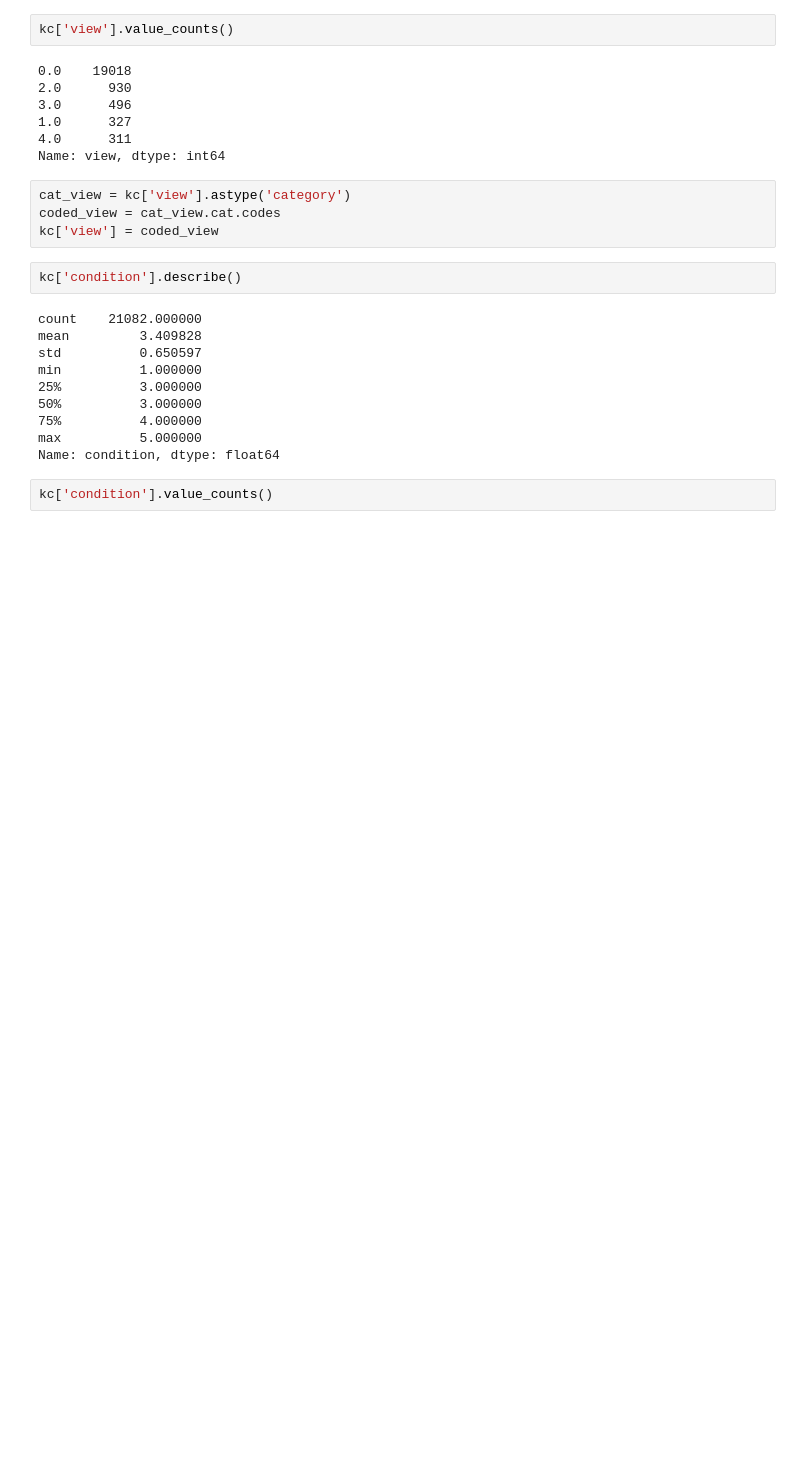
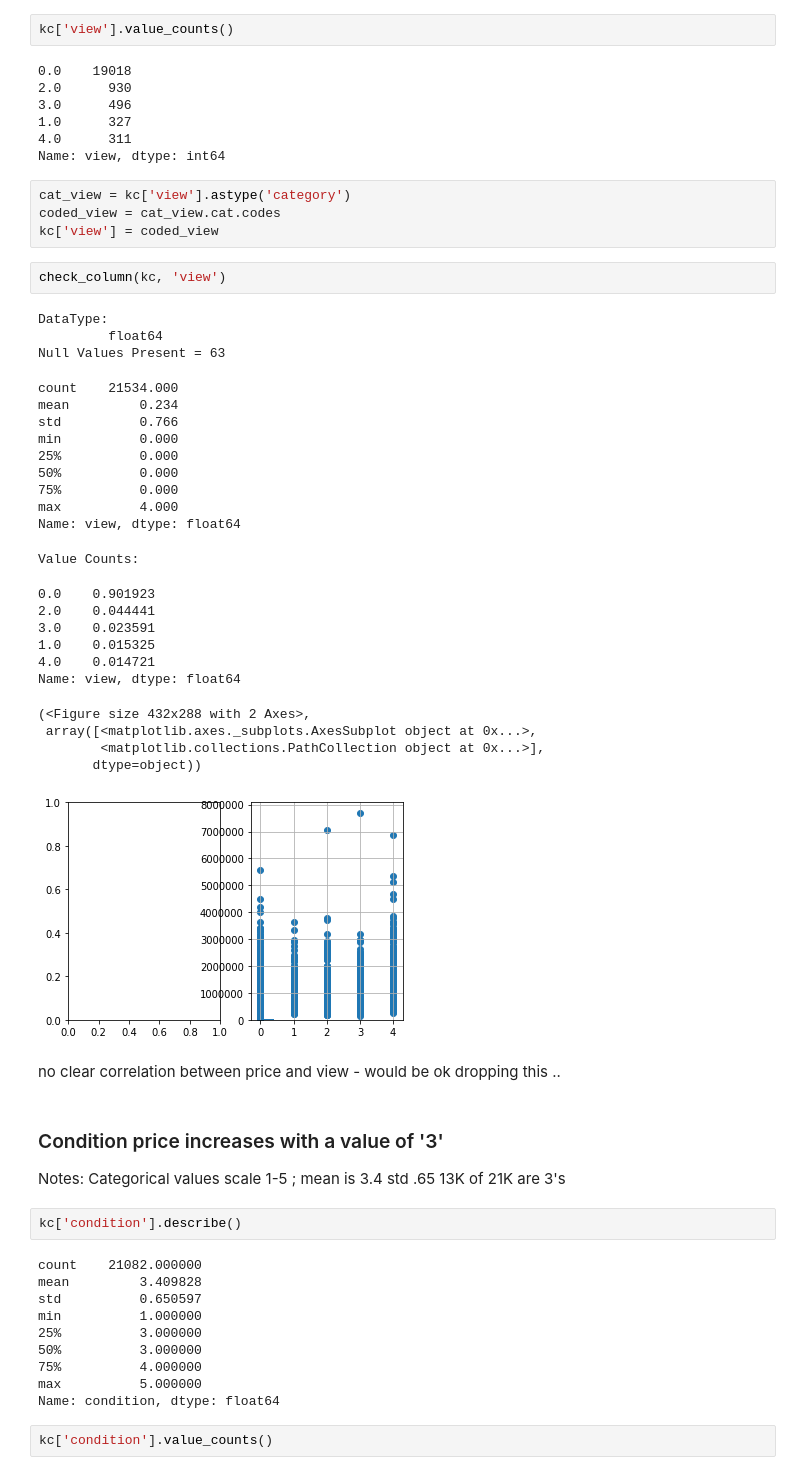
Before and after one commit to andiosika/dsc-v2-mod1-final-project-online-ds-pt-100719, a Jupyter notebook: student.ipynb, the cells around one changed output. Drawn from its saved outputs; the diff is of its cells as text; blank space fills up the shorter version.

```diff
--- a/student.ipynb
+++ b/student.ipynb
@@ -570,6 +598,38 @@ Name: view, dtype: int64
 cat_view = kc['view'].astype('category')
 coded_view = cat_view.cat.codes
 kc['view'] = coded_view
+# %%
+check_column(kc, 'view')
+# %% [output]
+DataType:
+         float64
+Null Values Present = 63
+count    21534.000
+mean         0.234
+std          0.766
+min          0.000
+25%          0.000
+50%          0.000
+75%          0.000
+max          4.000
+Name: view, dtype: float64
+Value Counts:
+0.0    0.901923
+2.0    0.044441
+3.0    0.023591
+1.0    0.015325
+4.0    0.014721
+Name: view, dtype: float64
+(<Figure size 432x288 with 2 Axes>,
+ array([<matplotlib.axes._subplots.AxesSubplot object at 0x...>,
+        <matplotlib.collections.PathCollection object at 0x...>],
+       dtype=object))
+[figure, added]
+# %% [markdown]
+no clear correlation between price and view - would be ok dropping this ..
+# %% [markdown]
+### Condition price increases with a value of '3'
+ Notes: Categorical values scale 1-5 ; mean is 3.4 std .65 13K of 21K are 3's
 # %%
 kc['condition'].describe()
 # %% [output]
```
Also changed, not shown: parts of 91 cells of this notebook.
